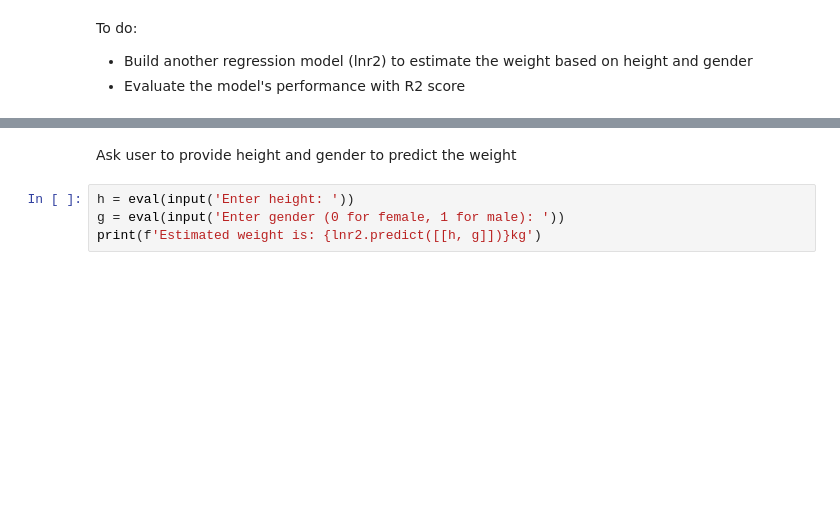
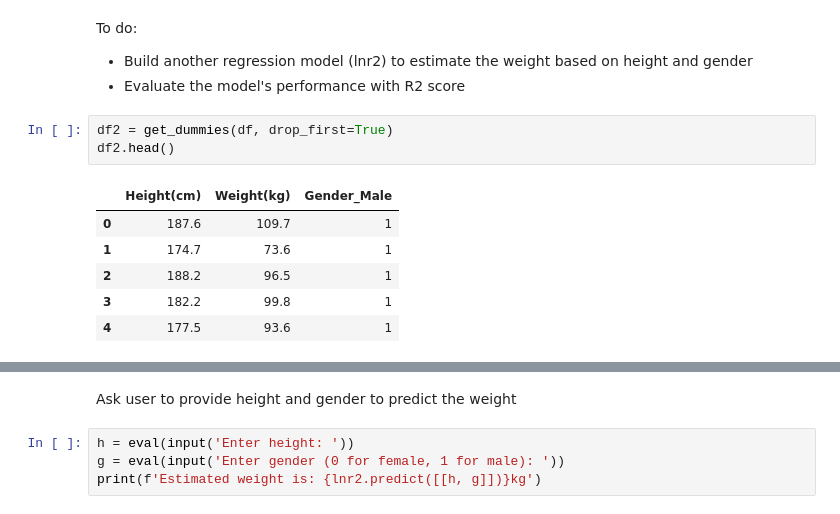
Before and after one commit to wooihaw/pai_may2023, a Jupyter notebook: Part_3/handson_3/handson_3a.ipynb, the cells around one changed output, grey strips where cells are left out. Cells and saved outputs as stored; diff of their text form; blank space fills up the shorter version.

```diff
--- a/Part_3/handson_3/handson_3a.ipynb
+++ b/Part_3/handson_3/handson_3a.ipynb
@@ -29,3 +37,13 @@ print(f'Estimated weight is: {lnr1.predict([[h]])}kg')
 To do:
 - Build another regression model (lnr2) to estimate the weight based on height and gender
 - Evaluate the model's performance with R2 score
+# %%
+df2 = get_dummies(df, drop_first=True)
+df2.head()
+# %% [output]
+|  | Height(cm) | Weight(kg) | Gender_Male |
+| 0 | 187.6 | 109.7 | 1 |
+| 1 | 174.7 | 73.6 | 1 |
+| 2 | 188.2 | 96.5 | 1 |
+| 3 | 182.2 | 99.8 | 1 |
+| 4 | 177.5 | 93.6 | 1 |
```
Also changed, not shown: parts of 4 cells of this notebook, 1 other file.
